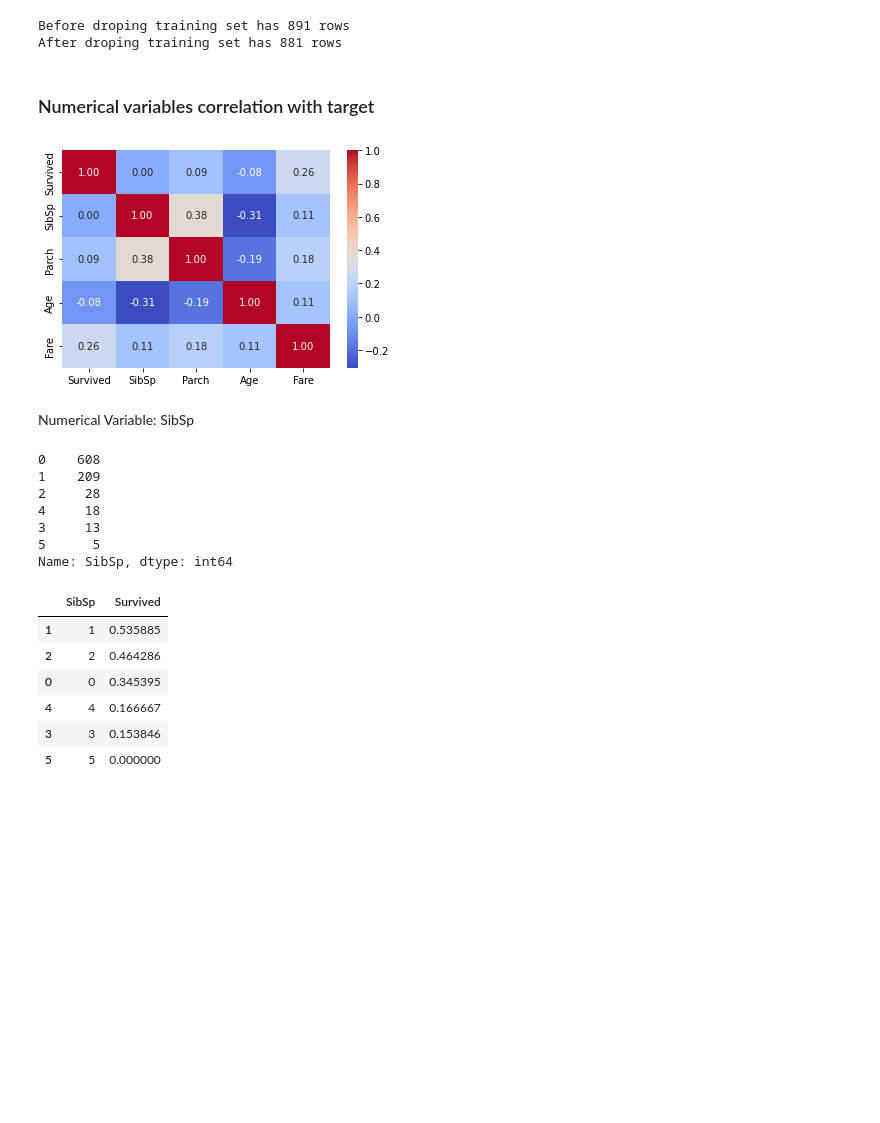
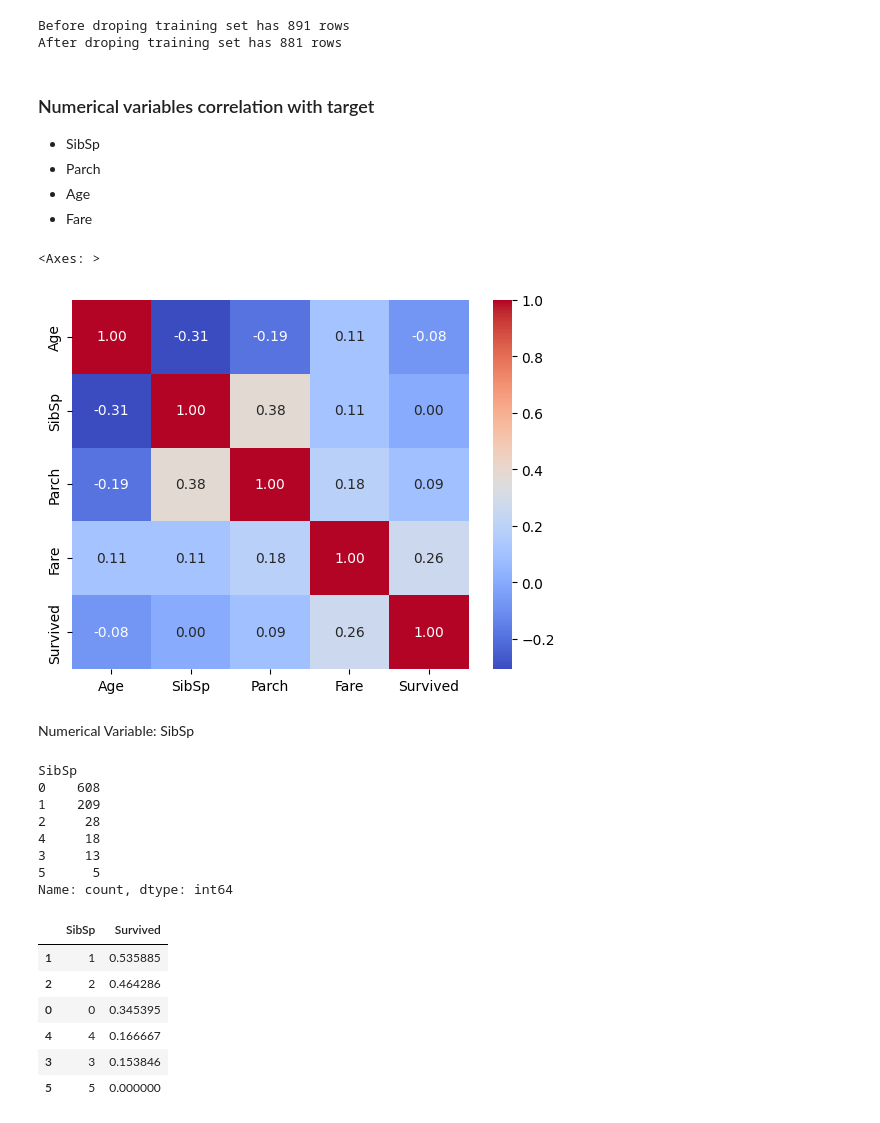
Before and after one commit to Fabiqula/Kaggle-Titanic-Prediction, a Jupyter notebook: titanic(advanced) — kopia.ipynb, the cells around one changed output. Drawn from its saved outputs; the diff is of its cells as text; code cells hidden in the pictures; blank space fills up the shorter version.

```diff
--- a/titanic(advanced) — kopia.ipynb
+++ b/titanic(advanced) — kopia.ipynb
@@ -22,7 +37,7 @@ warnings.filterwarnings('ignore')
 # %% [markdown]
 ### 2. Reading the data
 # %%
-train =
-test =
-ss =
+train = pd.read_csv('train.csv')
+test = pd.read_csv('test.csv')
+submission = pd.read_csv('gender_submission.csv')
 # %%
@@ -272,3 +296,17 @@ dtype: int64
 # %%
 def detect_outliers(df, n, features):
+    outliers_indices = []
+    for col in features:
+        Q1 = np.percentile(df[col], 25)
+        Q3 = np.percentile(df[col], 75)
+        IQR = Q3 - Q1
+        outlier_step = 1.5 * IQR
+        multiple_outliers = df[(df[col] < Q1 - outlier_step) | (df[col] > Q3 + outlier_step)].index
+        outliers_indices.extend(multiple_outliers)
+    outliers_indices = Counter(outliers_indices)
+    m_outliers = list(key for key, value in outliers_indices.items() if value > 2)
+    return(m_outliers)
+
+outliers_to_drop = detect_outliers(train, 2, ['Age', 'SibSp', 'Parch','Fare'])
+print('We will drop these {} outliers:'.format(len(outliers_to_drop)), outliers_to_drop)
 # %% [output]
@@ -291,25 +328,32 @@ We will drop these 10 indices:  [27, 88, 159, 180, 201, 324, 341, 792, 846, 863]
 # %%
-print('Before droping training set has {} rows'
-drop
-print('After droping training set has {} rows'
+print('Before droping training set has {} rows'.format(len(train)))
+train = train.drop(outliers_to_drop, axis=0).reset_index(drop=True)
+print('After droping training set has {} rows'.format(len(train)))
 # %% [output]
 Before droping training set has 891 rows
 After droping training set has 881 rows
 # %% [markdown]
 ### Numerical variables correlation with target
+* SibSp
+* Parch
+* Age
+* Fare
 # %%
-heatmap
+sns.heatmap(train[['Age', 'SibSp', 'Parch','Fare', 'Survived']].corr(), annot=True, fmt='.2f', cmap='coolwarm')
 # %% [output]
+<Axes: >
-[figure, old version]
+[figure, new version]
 # %% [markdown]
 Numerical Variable: SibSp
 # %%
+train.SibSp.value_counts()
 # %% [output]
+SibSp
 0    608
 1    209
 2     28
 4     18
 3     13
 5      5
-Name: SibSp, dtype: int64
+Name: count, dtype: int64
 # %%
```
Also changed, not shown: parts of 198 cells of this notebook.
